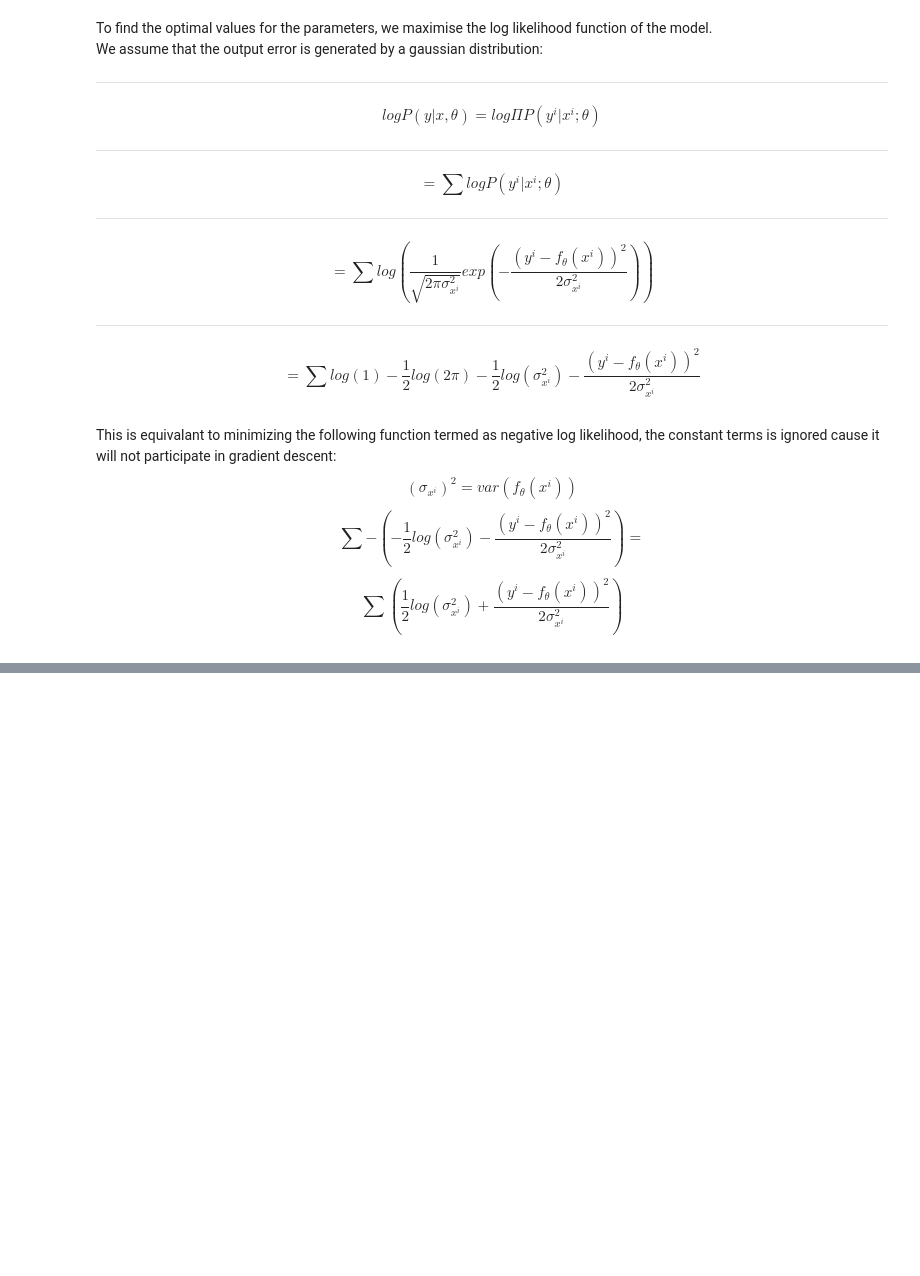
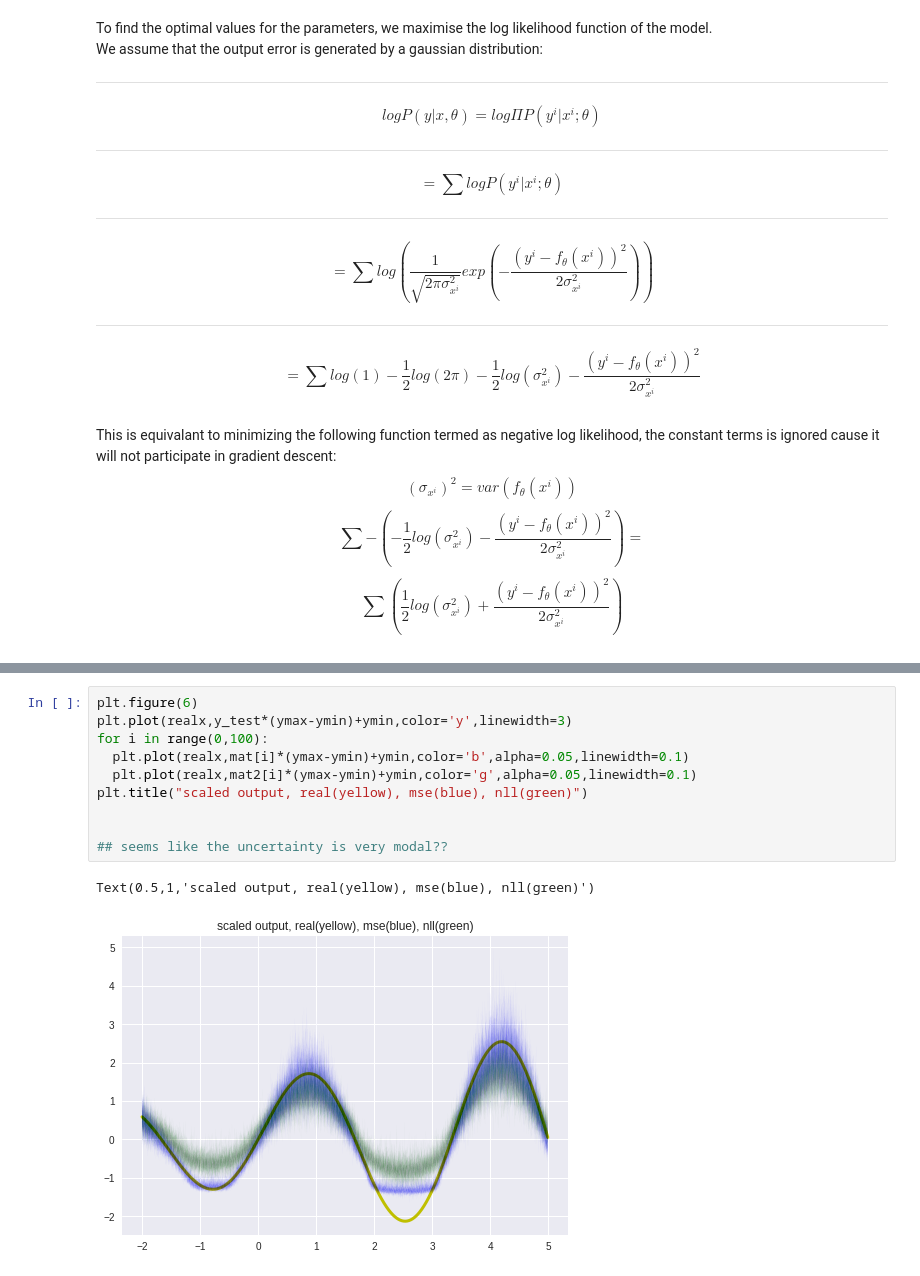
Before and after one commit to dragonheat123/nll_tryout, a Jupyter notebook: NLLexample.ipynb, the cells around one changed output, grey strips where cells are left out. Drawn from its saved outputs; the diff is of its cells as text; blank space fills up the shorter version.

```diff
--- a/NLLexample.ipynb
+++ b/NLLexample.ipynb
@@ -213,0 +205,13 @@ Text(0.5,1,'dropout nn trained with mse vs. nll')
+# %%
+plt.figure(6)
+plt.plot(realx,y_test*(ymax-ymin)+ymin,color='y',linewidth=3)
+for i in range(0,100):
+  plt.plot(realx,mat[i]*(ymax-ymin)+ymin,color='b',alpha=0.05,linewidth=0.1)
+  plt.plot(realx,mat2[i]*(ymax-ymin)+ymin,color='g',alpha=0.05,linewidth=0.1)
+plt.title("scaled output, real(yellow), mse(blue), nll(green)")
+
+
+## seems like the uncertainty is very modal??
+# %% [output]
+Text(0.5,1,'scaled output, real(yellow), mse(blue), nll(green)')
+[figure, added]
```
Also changed, not shown: parts of 5 cells of this notebook.
